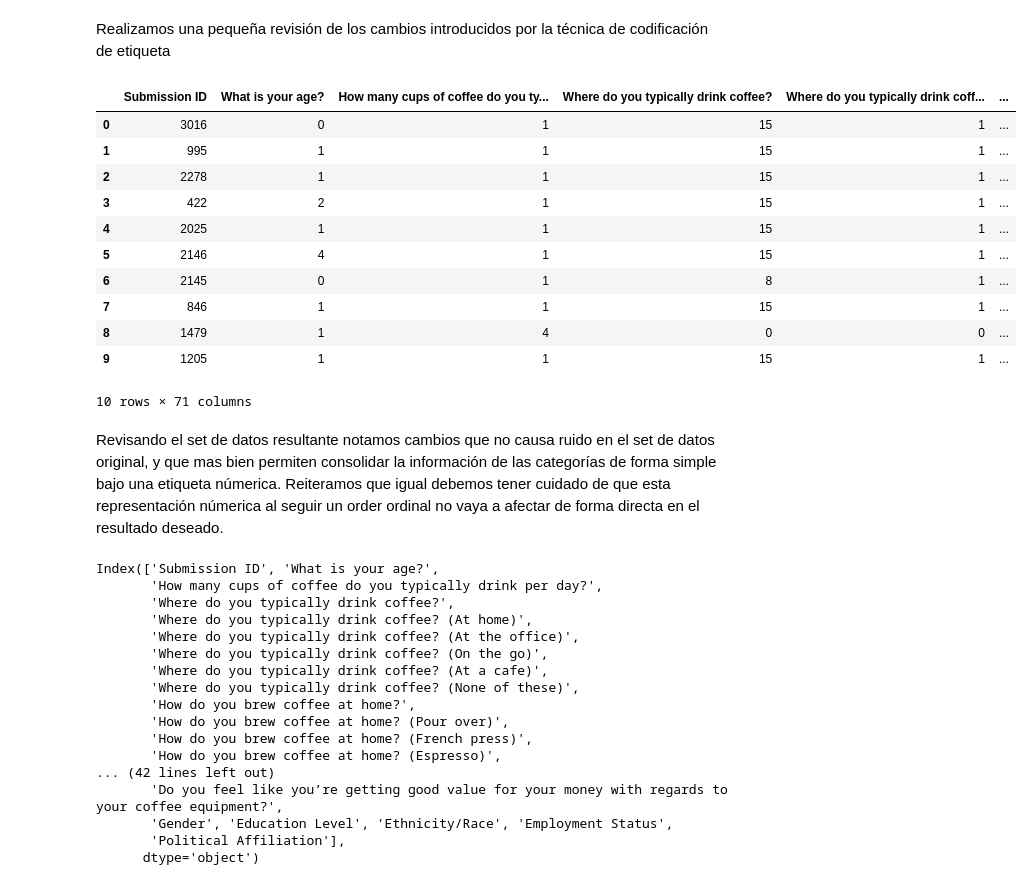
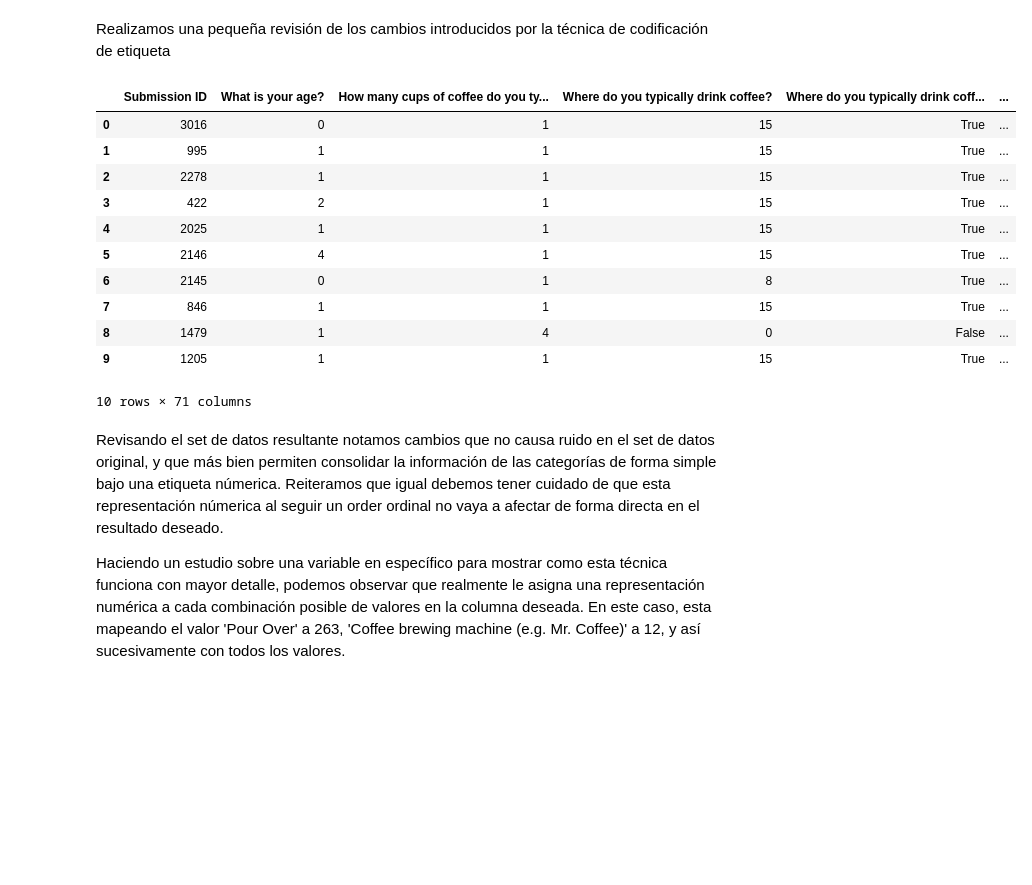
Before and after one commit to gabrielbr19/curso-ml, a Jupyter notebook: tarea1/tarea1_aprendizaje_automatico.ipynb, the cells around one changed output. Saved outputs shown, nothing was run; the diff lists cells and outputs as text; code cells hidden in the pictures; blank space fills up the shorter version.

```diff
--- a/tarea1/tarea1_aprendizaje_automatico.ipynb
+++ b/tarea1/tarea1_aprendizaje_automatico.ipynb
@@ -366 +370,3 @@ original_df_wo_columns_nulls_imputate_by_mean = imputate_by_mode(original_df_wit
+# %%
+df_b = imputate_by_mean(imputate_categoricals_by_mode(high_null_columns_removed))
 # %% [markdown]
@@ -382,19 +388,24 @@ Procedemos a definir una función que nos ayude a escalar los valores de las col
 # %%
 def scale_by_min_max_scaler(dataframe):
     """
-    Escala las columnas numéricas de un DataFrame utilizando MinMaxScaler.
+    Escala todas las columnas numéricas de un DataFrame utilizando MinMaxScaler.
 
     Args:
         dataframe: El DataFrame de pandas.
 
     Returns:
         El DataFrame con las columnas numéricas escaladas.
+    """
+    df_copy = dataframe.copy()
 
-        """
-    df_copy = dataframe.copy()
-    for columna in df_copy.select_dtypes(include=['number']):
-        scaler = MinMaxScaler()
-        df_copy[columna] = scaler.fit_transform(df_copy[[columna]])
+    # Select numerical columns
+    num_cols = df_copy.select_dtypes(include=['number']).columns
+
+    # Initialize a single MinMaxScaler
+    scaler = MinMaxScaler()
+
+    # Apply MinMaxScaler to all numeric columns at once
+    df_copy[num_cols] = scaler.fit_transform(df_copy[num_cols])
 
     return df_copy
 # %% [markdown]
@@ -428,2 +437,4 @@ df_wo_null_columns_mean_min_max_scaled = scale_by_min_max_scaler(original_df_wo_
+# %%
+df_b_min_max_scaled = scale_by_min_max_scaler(df_b)
 # %% [markdown]
 Seguidamente, podemos observar las primeras 10 filas del dataframe ya escalado.
@@ -650,39 +659,23 @@ df_wo_null_columns_mode_min_max_scaled_label_encoded = apply_label_encoder(df_wo
+# %%
+df_b_min_max_scaled_label_encoded = apply_label_encoder(df_b_min_max_scaled)
 # %% [markdown]
 Realizamos una pequeña revisión de los cambios introducidos por la técnica de codificación de etiqueta
 # %%
-df_wo_null_columns_mode_min_max_scaled_label_encoded.head(10)
+df_b_min_max_scaled_label_encoded.head(10)
 # %% [output]
 |  | Submission ID | What is your age? | How many cups of coffee do you ty... | Where do you typically drink coffee? | Where do you typically drink coff... | ... |
-| 0 | 3016 | 0 | 1 | 15 | 1 | ... |
-| 1 | 995 | 1 | 1 | 15 | 1 | ... |
-| 2 | 2278 | 1 | 1 | 15 | 1 | ... |
-| 3 | 422 | 2 | 1 | 15 | 1 | ... |
-| 4 | 2025 | 1 | 1 | 15 | 1 | ... |
-| 5 | 2146 | 4 | 1 | 15 | 1 | ... |
-| 6 | 2145 | 0 | 1 | 8 | 1 | ... |
-| 7 | 846 | 1 | 1 | 15 | 1 | ... |
-| 8 | 1479 | 1 | 4 | 0 | 0 | ... |
-| 9 | 1205 | 1 | 1 | 15 | 1 | ... |
+| 0 | 3016 | 0 | 1 | 15 | True | ... |
+| 1 | 995 | 1 | 1 | 15 | True | ... |
+| 2 | 2278 | 1 | 1 | 15 | True | ... |
+| 3 | 422 | 2 | 1 | 15 | True | ... |
+| 4 | 2025 | 1 | 1 | 15 | True | ... |
+| 5 | 2146 | 4 | 1 | 15 | True | ... |
+| 6 | 2145 | 0 | 1 | 8 | True | ... |
+| 7 | 846 | 1 | 1 | 15 | True | ... |
+| 8 | 1479 | 1 | 4 | 0 | False | ... |
+| 9 | 1205 | 1 | 1 | 15 | True | ... |
 10 rows × 71 columns
 # %% [markdown]
-Revisando el set de datos resultante notamos cambios que no causa ruido en el set de datos original, y que mas bien permiten consolidar la información de las categorías de forma simple bajo una etiqueta númerica. Reiteramos que igual debemos tener cuidado de que esta representación númerica al seguir un order ordinal no vaya a afectar de forma directa en el resultado deseado.
+Revisando el set de datos resultante notamos cambios que no causa ruido en el set de datos original, y que más bien permiten consolidar la información de las categorías de forma simple bajo una etiqueta númerica. Reiteramos que igual debemos tener cuidado de que esta representación númerica al seguir un order ordinal no vaya a afectar de forma directa en el resultado deseado.
+
+Haciendo un estudio sobre una variable en específico para mostrar como esta técnica funciona con mayor detalle, podemos observar que realmente le asigna una representación numérica a cada combinación posible de valores en la columna deseada. En este caso, esta mapeando el valor 'Pour Over' a 263, 'Coffee brewing machine (e.g. Mr. Coffee)' a 12, y así sucesivamente con todos los valores.
-# %%
-df_wo_null_columns_mode_min_max_scaled.columns
-# %% [output]
-Index(['Submission ID', 'What is your age?',
-       'How many cups of coffee do you typically drink per day?',
-       'Where do you typically drink coffee?',
-       'Where do you typically drink coffee? (At home)',
-       'Where do you typically drink coffee? (At the office)',
-       'Where do you typically drink coffee? (On the go)',
-       'Where do you typically drink coffee? (At a cafe)',
-       'Where do you typically drink coffee? (None of these)',
-       'How do you brew coffee at home?',
-       'How do you brew coffee at home? (Pour over)',
-       'How do you brew coffee at home? (French press)',
-       'How do you brew coffee at home? (Espresso)',
-... (42 lines left out)
-       'Do you feel like you’re getting good value for your money with regards to your coffee equipment?',
-       'Gender', 'Education Level', 'Ethnicity/Race', 'Employment Status',
-       'Political Affiliation'],
-      dtype='object')
```
Also changed, not shown: parts of 46 cells of this notebook.
